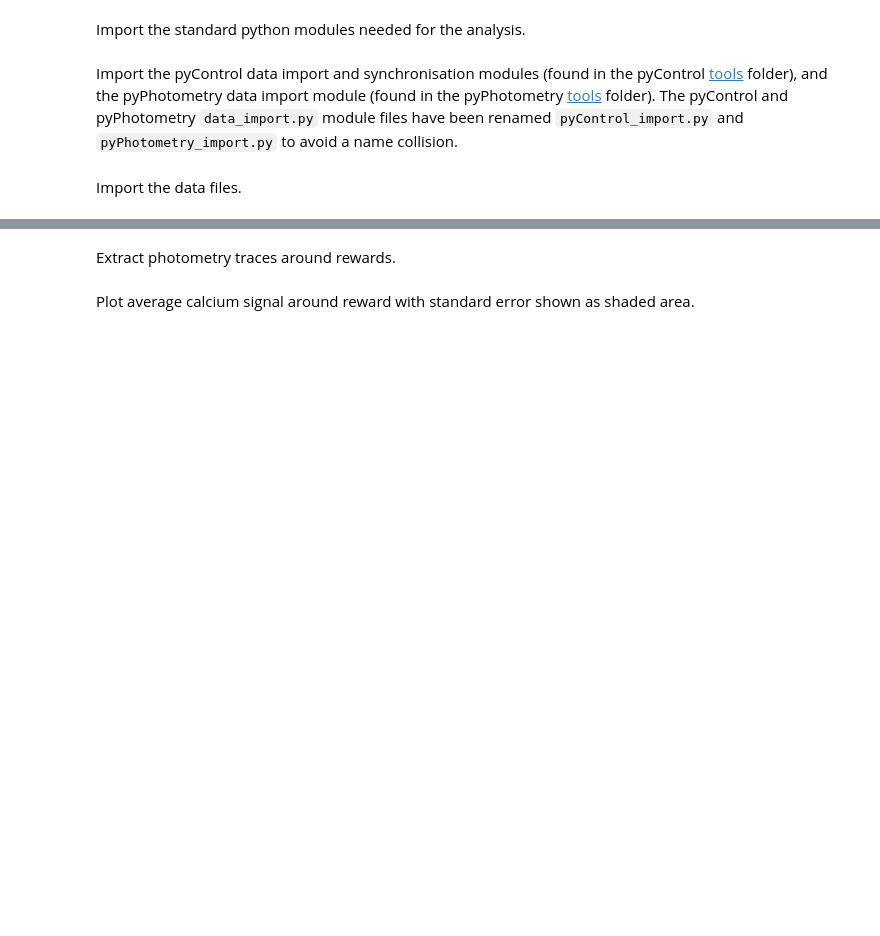
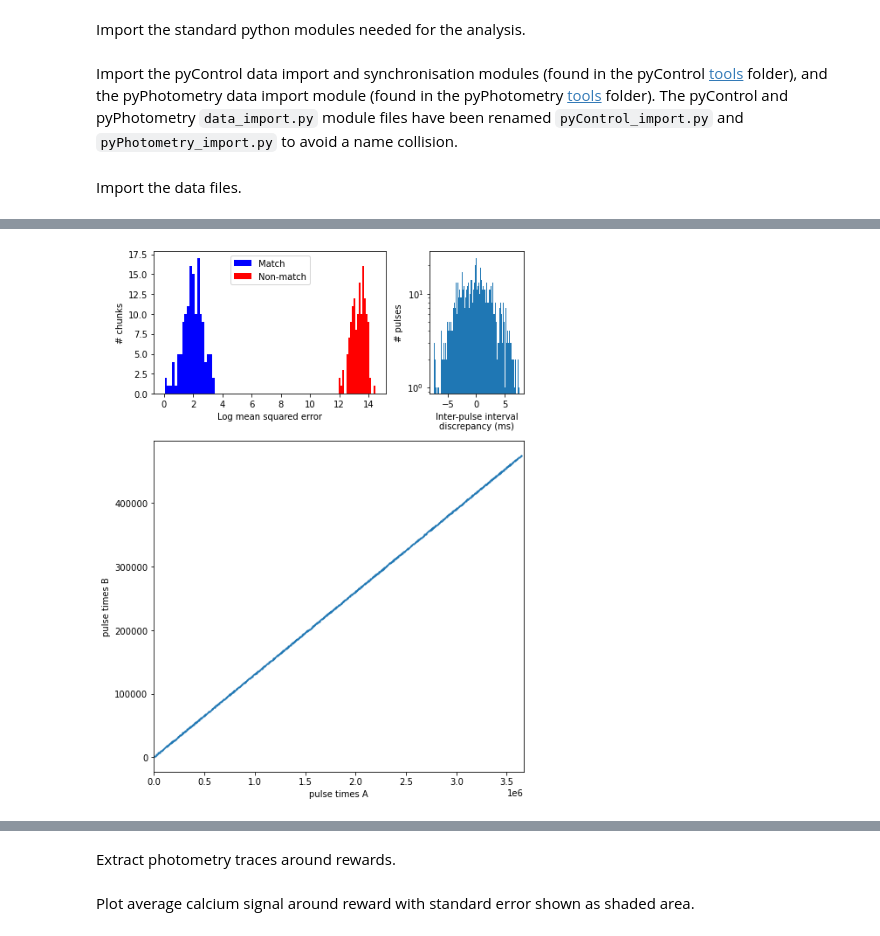
Before and after one commit to ThomasAkam/data_synchronisation, a Jupyter notebook: data_synchronisation.ipynb, the cells around one changed output, grey strips where cells are left out. Cells and saved outputs as stored; diff of their text form; code cells hidden in the pictures; blank space fills up the shorter version.

```diff
--- a/data_synchronisation.ipynb
+++ b/data_synchronisation.ipynb
@@ -39,0 +50,6 @@ aligner = Rsync_aligner(pulse_times_A=pulse_times_beh, pulse_times_B=pulse_sampl
+# %%
+# Instantiate aligner object using automatic estimation of the relative units for the two pulse sequences.
+aligner = Rsync_aligner(pulse_times_A=pulse_times_beh, pulse_times_B=pulse_samples,
+                        units_A='auto', units_B='auto', plot=True)
+# %% [output]
+[figure, added]
```
Also changed, not shown: parts of 8 cells of this notebook, 1 other file.
